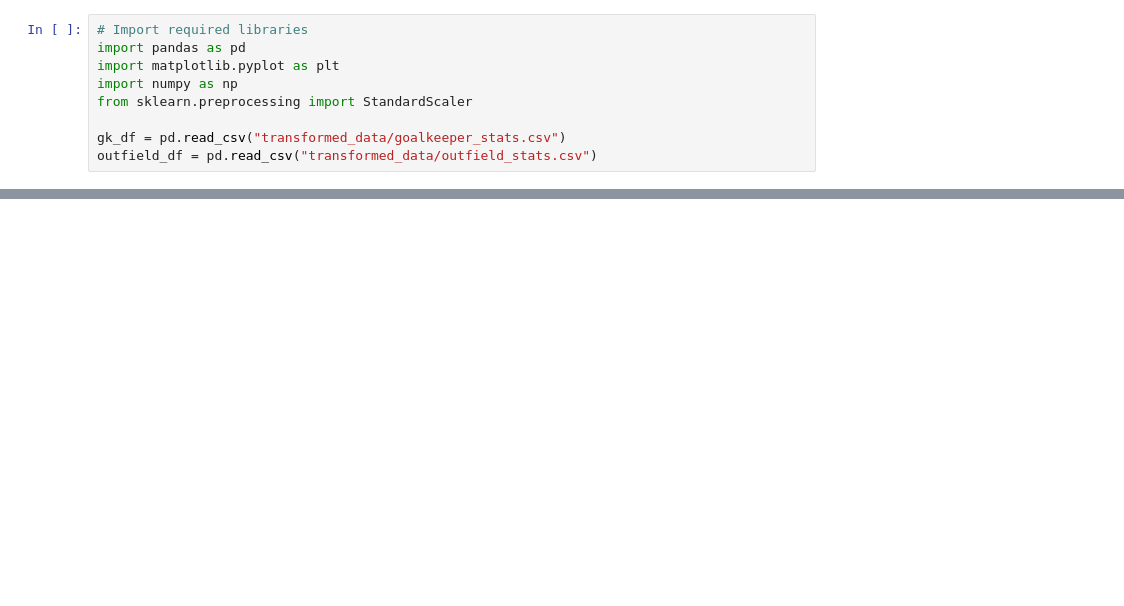
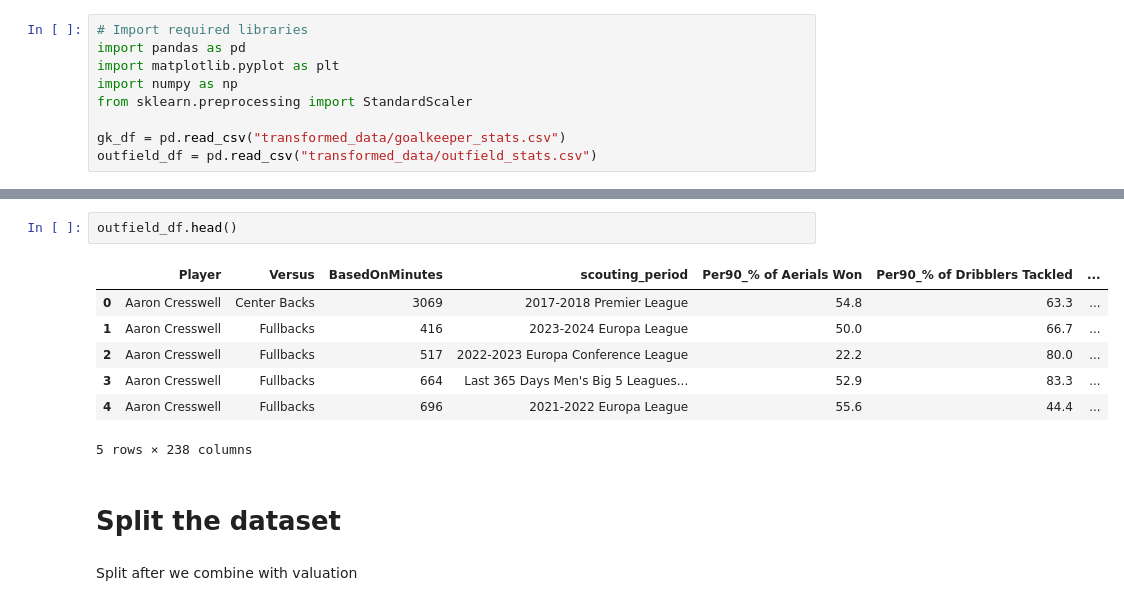
Before and after one commit to ruicongg/deadline-day, a Jupyter notebook: splitting_data.ipynb, the cells around one changed output, grey strips where cells are left out. Saved outputs shown, nothing was run; the diff lists cells and outputs as text; blank space fills up the shorter version.

```diff
--- a/splitting_data.ipynb
+++ b/splitting_data.ipynb
@@ -75,0 +154,14 @@ Per 90 and Percentile CSV files saved successfully!
+# %%
+outfield_df.head()
+# %% [output]
+|  | Player | Versus | BasedOnMinutes | scouting_period | Per90_% of Aerials Won | Per90_% of Dribblers Tackled | ... |
+| 0 | Aaron Cresswell | Center Backs | 3069 | 2017-2018 Premier League | 54.8 | 63.3 | ... |
+| 1 | Aaron Cresswell | Fullbacks | 416 | 2023-2024 Europa League | 50.0 | 66.7 | ... |
+| 2 | Aaron Cresswell | Fullbacks | 517 | 2022-2023 Europa Conference League | 22.2 | 80.0 | ... |
+| 3 | Aaron Cresswell | Fullbacks | 664 | Last 365 Days Men's Big 5 Leagues... | 52.9 | 83.3 | ... |
+| 4 | Aaron Cresswell | Fullbacks | 696 | 2021-2022 Europa League | 55.6 | 44.4 | ... |
+5 rows × 238 columns
+# %% [markdown]
+# Split the dataset
+# %% [markdown]
+Split after we combine with valuation
```
Also changed, not shown: parts of 12 cells of this notebook, 6 other files.
